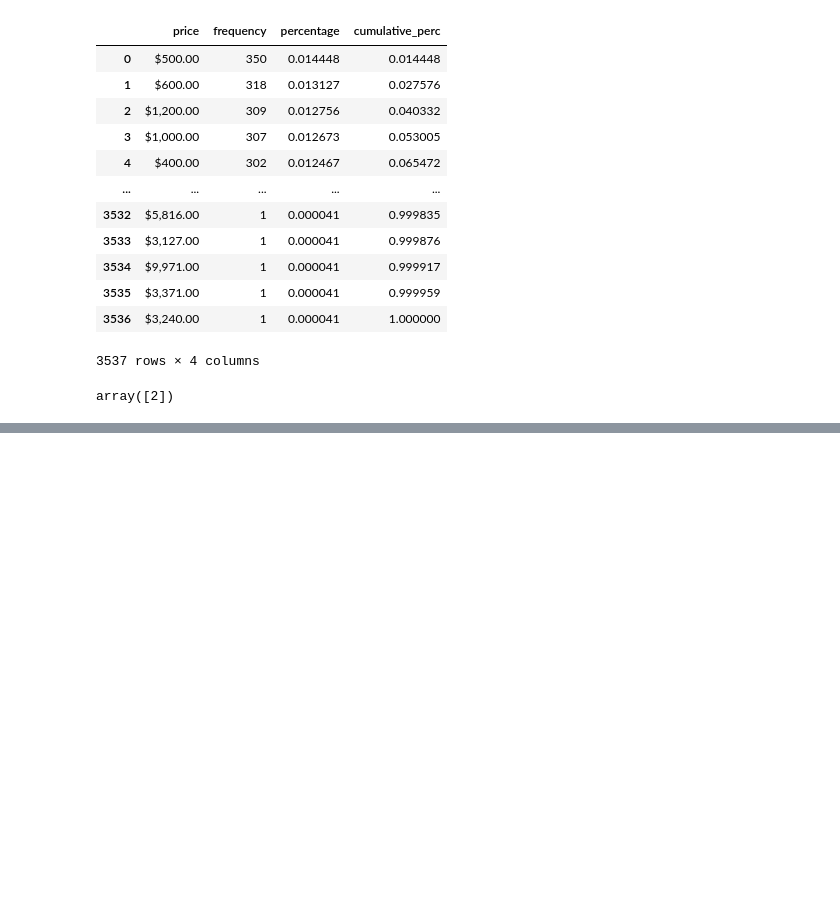
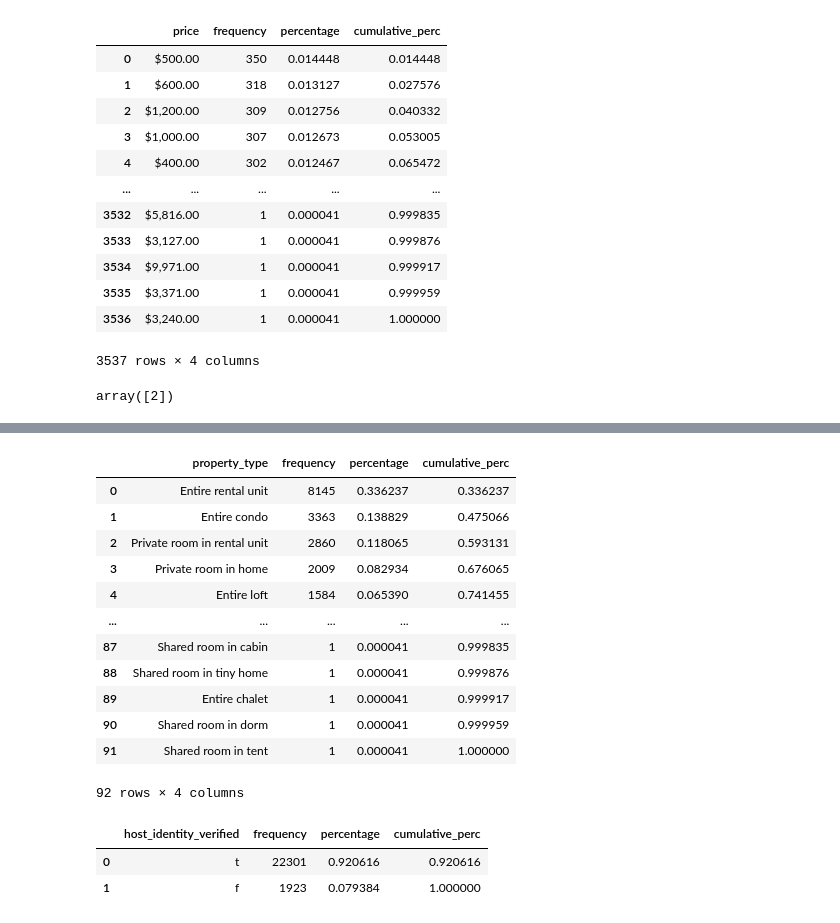
Before and after one commit to karen1203/Actividad_6, a Jupyter notebook: Act6.ipynb, the cells around one changed output, grey strips where cells are left out. Saved outputs shown, nothing was run; the diff lists cells and outputs as text; code cells hidden in the pictures; blank space fills up the shorter version.

```diff
--- a/Act6.ipynb
+++ b/Act6.ipynb
@@ -544,0 +546,24 @@ cinco
+# %%
+siete=freq_tbl(mexlimp['property_type'])
+siete
+# %% [output]
+|  | property_type | frequency | percentage | cumulative_perc |
+| 0 | Entire rental unit | 8145 | 0.336237 | 0.336237 |
+| 1 | Entire condo | 3363 | 0.138829 | 0.475066 |
+| 2 | Private room in rental unit | 2860 | 0.118065 | 0.593131 |
+| 3 | Private room in home | 2009 | 0.082934 | 0.676065 |
+| 4 | Entire loft | 1584 | 0.065390 | 0.741455 |
+| ... | ... | ... | ... | ... |
+| 87 | Shared room in cabin | 1 | 0.000041 | 0.999835 |
+| 88 | Shared room in tiny home | 1 | 0.000041 | 0.999876 |
+| 89 | Entire chalet | 1 | 0.000041 | 0.999917 |
+| 90 | Shared room in dorm | 1 | 0.000041 | 0.999959 |
+| 91 | Shared room in tent | 1 | 0.000041 | 1.000000 |
+92 rows × 4 columns
+# %%
+ocho=freq_tbl(mexlimp['host_identity_verified'])
+ocho
+# %% [output]
+|  | host_identity_verified | frequency | percentage | cumulative_perc |
+| 0 | t | 22301 | 0.920616 | 0.920616 |
+| 1 | f | 1923 | 0.079384 | 1.000000 |
```
Also changed, not shown: parts of 2 cells of this notebook.
